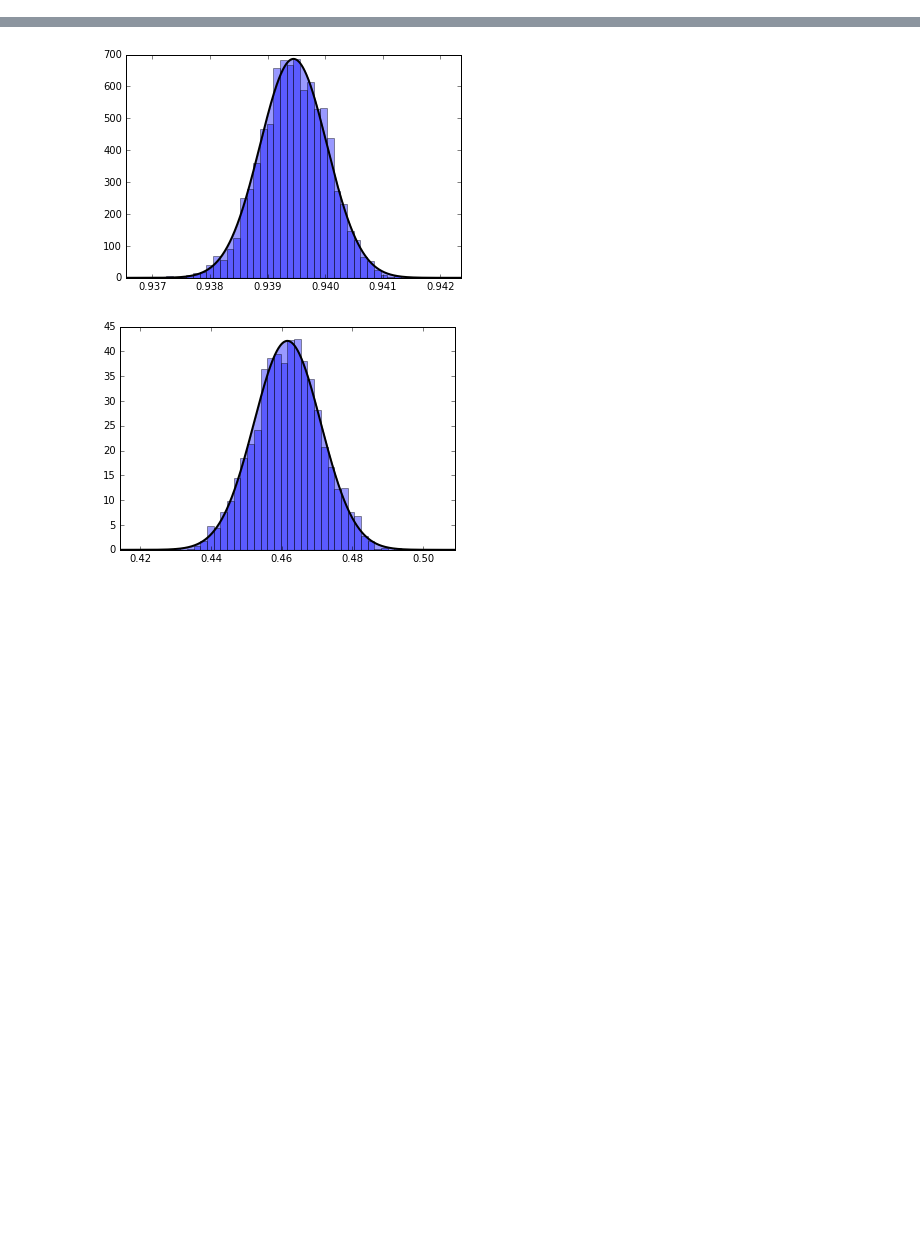
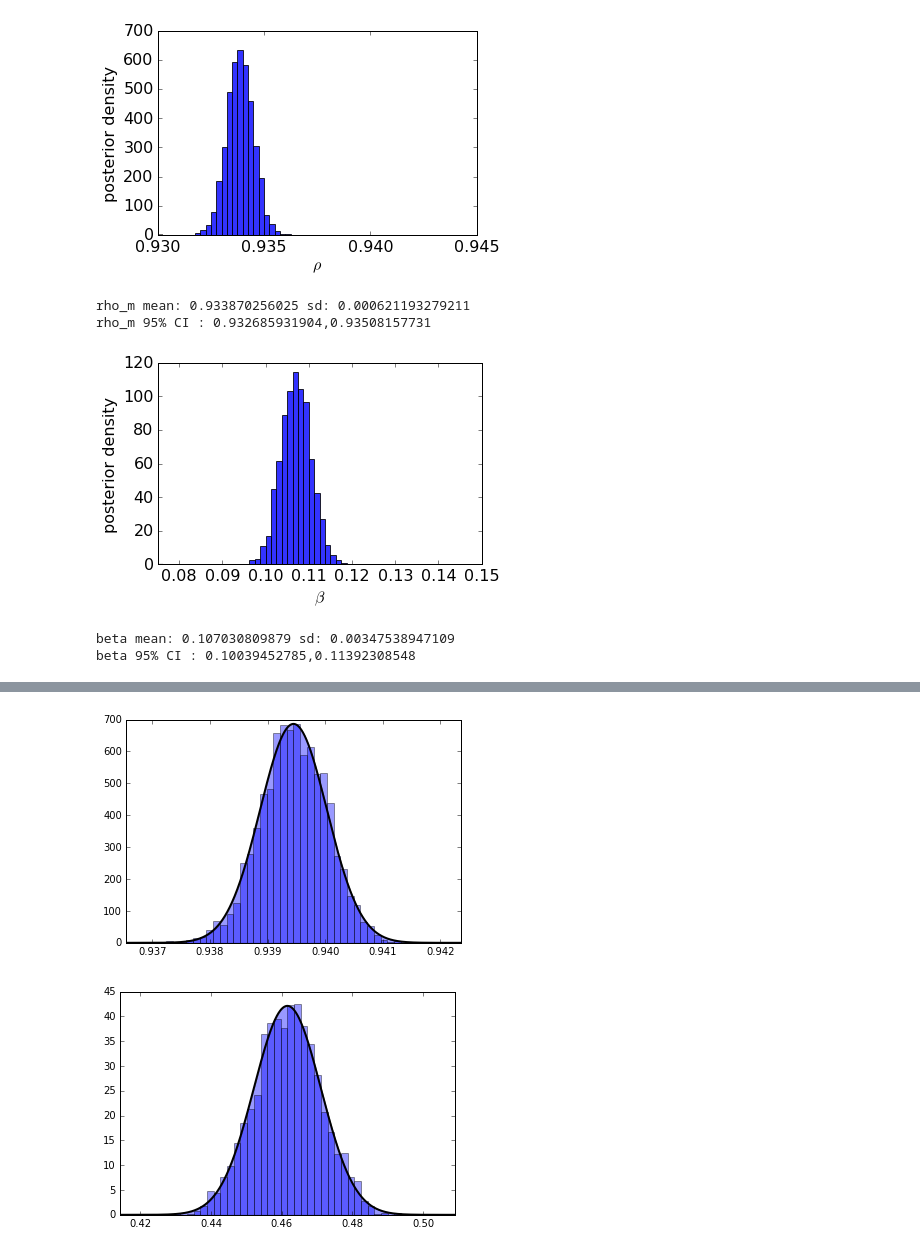
Before and after one commit to ctorney/dolphinUnion, a Jupyter notebook: analysis/movement/model_selection/histPlotsNB.ipynb, the cells around one changed output, grey strips where cells are left out. Saved outputs shown, nothing was run; the diff lists cells and outputs as text; code cells hidden in the pictures; blank space fills up the shorter version.

```diff
--- a/analysis/movement/model_selection/histPlotsNB.ipynb
+++ b/analysis/movement/model_selection/histPlotsNB.ipynb
@@ -109,0 +27,37 @@ ig 1.33642801391
+# %%
+rho_m = np.load('mc_data/env_rho_m.npy')
+beta = np.load('mc_data/env_beta.npy')
+
+
+plt.hist(rho_m,normed=True,range=[0.930,0.945],bins=60,alpha=0.8)
+#plt.fill_between(X_plot,np.zeros_like(X_plot), log_dens,alpha=0.4)#, fc='#AAAAFF')
+
+plt.xlim(0.930,0.945)
+plt.xlabel(r'$\rho$')
+plt.ylabel('posterior density')
+plt.xticks(np.arange(0.930, 0.946,0.005))
+plt.tight_layout()
+plt.savefig('env_rho.png',dpi=300)
+plt.show()
+print('rho_m mean: ' + str(np.mean(rho_m)) + ' sd: ' + str(np.std(rho_m)))
+print('rho_m 95% CI : ' + str(np.percentile(rho_m,2.5)) + ',' + str(np.percentile(rho_m,97.5)))
+
+plt.hist(beta,normed=True,range=[0.075,0.15],bins=60,alpha=0.8)
+#plt.fill_between(X_plot,np.zeros_like(X_plot), log_dens,alpha=0.4)#, fc='#AAAAFF')
+
+plt.xlim(0.075, 0.15)
+plt.xlabel(r'$\beta$')
+plt.ylabel('posterior density')
+plt.xticks(np.arange(0.08, 0.16,0.01))
+plt.tight_layout()
+plt.savefig('env_beta.png',dpi=300)
+plt.show()
+print('beta mean: ' + str(np.mean(beta)) + ' sd: ' + str(np.std(beta)))
+print('beta 95% CI : ' + str(np.percentile(beta,2.5)) + ',' + str(np.percentile(beta,97.5)))
+# %% [output]
+[figure, added]
+rho_m mean: 0.933870256025 sd: 0.000621193279211
+rho_m 95% CI : 0.932685931904,0.93508157731
+[figure, added]
+beta mean: 0.107030809879 sd: 0.00347538947109
+beta 95% CI : 0.10039452785,0.11392308548
```
Also changed, not shown: parts of 4 cells of this notebook.
